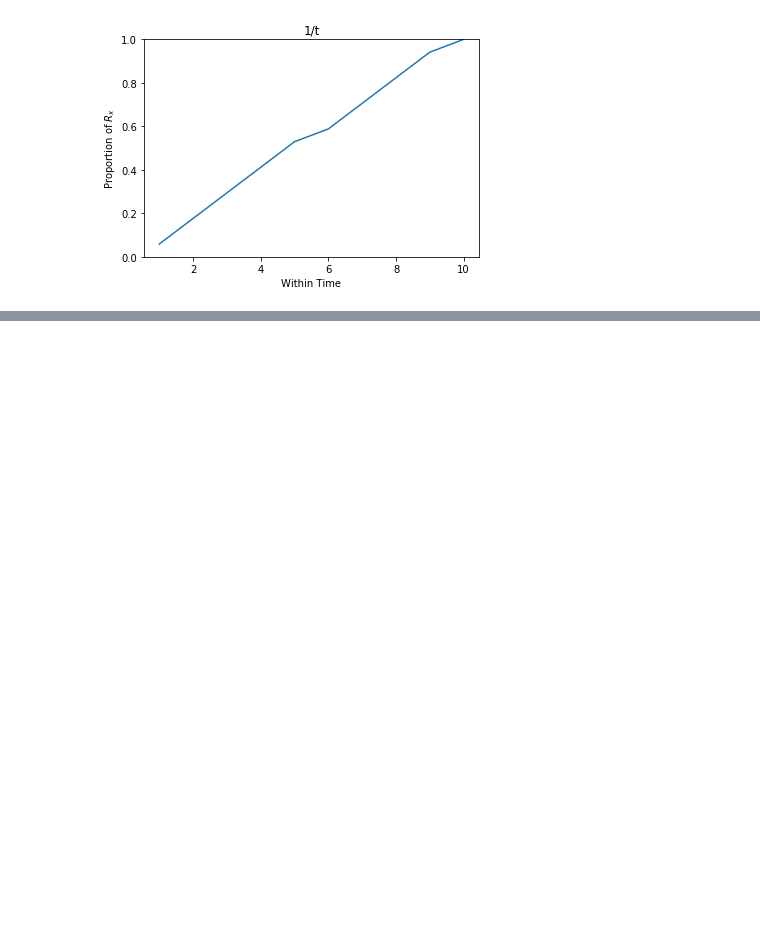
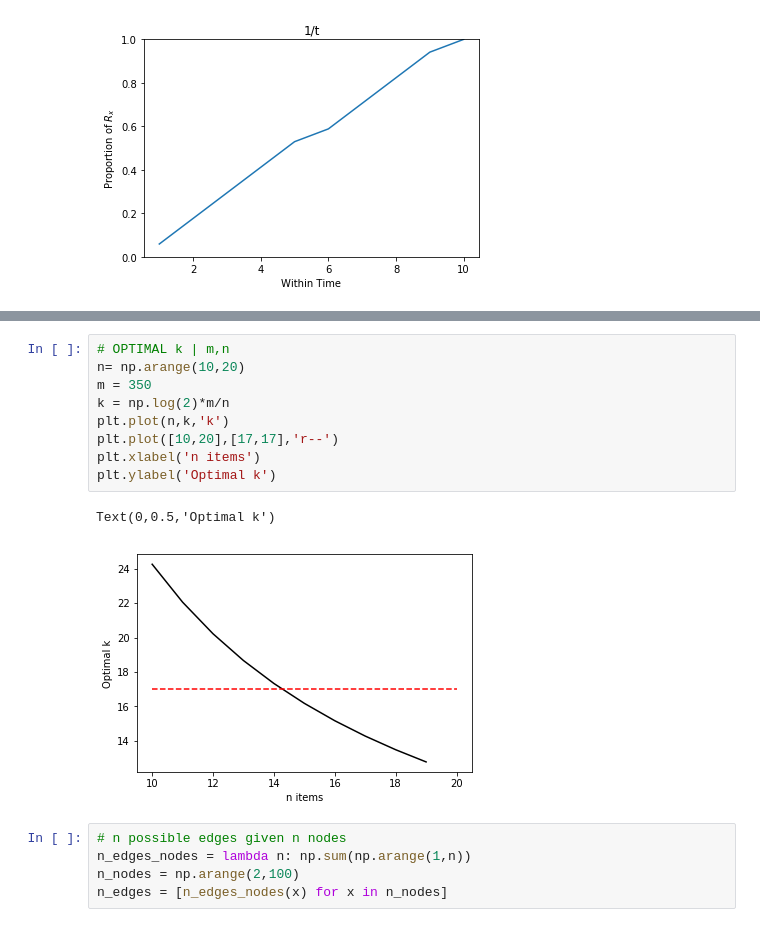
Before and after one commit to TimCSheehan/FLY_LSH, a Jupyter notebook: Fly_Bloom_clean_v1.ipynb, the cells around one changed output, grey strips where cells are left out. Saved outputs shown, nothing was run; the diff lists cells and outputs as text; blank space fills up the shorter version.

```diff
--- a/Fly_Bloom_clean_v1.ipynb
+++ b/Fly_Bloom_clean_v1.ipynb
@@ -228,0 +225,17 @@ array([ 9.,  9.,  9.,  9.,  5.,  9.,  3.,  9.,  6.,  9.,  9., nan,  9.,
+# %%
+# OPTIMAL k | m,n
+n= np.arange(10,20)
+m = 350
+k = np.log(2)*m/n
+plt.plot(n,k,'k')
+plt.plot([10,20],[17,17],'r--')
+plt.xlabel('n items')
+plt.ylabel('Optimal k')
+# %% [output]
+Text(0,0.5,'Optimal k')
+[figure, added]
+# %%
+# n possible edges given n nodes
+n_edges_nodes = lambda n: np.sum(np.arange(1,n))
+n_nodes = np.arange(2,100)
+n_edges = [n_edges_nodes(x) for x in n_nodes]
```
Also changed, not shown: parts of 7 cells of this notebook, 1 other file.
